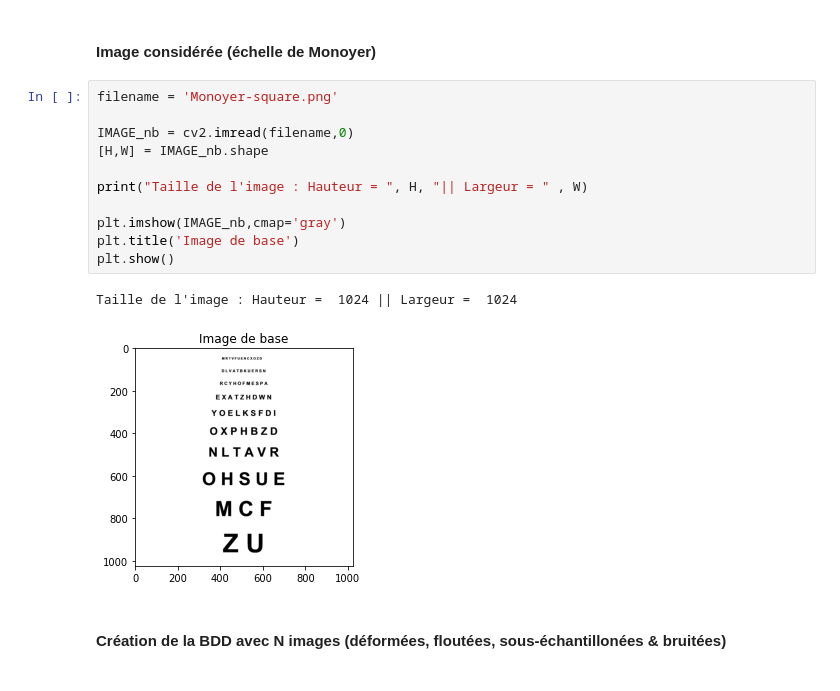
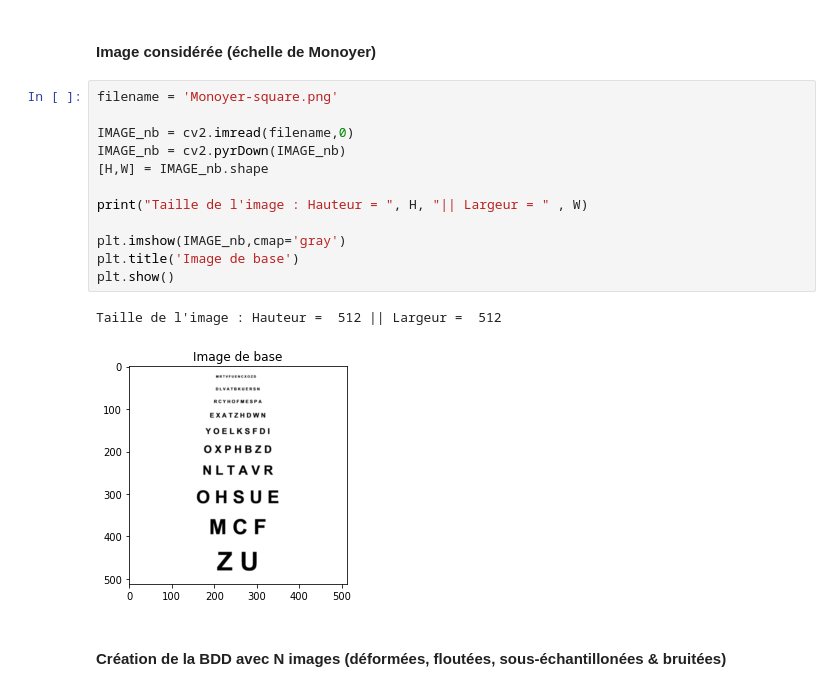
Before and after one commit to zoeducourau/Projet_fin_majeure, a Jupyter notebook: main script.ipynb, the cells around one changed output. Drawn from its saved outputs; the diff is of its cells as text.

```diff
--- a/main script.ipynb
+++ b/main script.ipynb
@@ -33,17 +34,18 @@ def interpolation(input_img, us_rate):
 # %%
 filename = 'Monoyer-square.png'
 
 IMAGE_nb = cv2.imread(filename,0)
+IMAGE_nb = cv2.pyrDown(IMAGE_nb)
 [H,W] = IMAGE_nb.shape
 
 print("Taille de l'image : Hauteur = ", H, "|| Largeur = " , W)
 
 plt.imshow(IMAGE_nb,cmap='gray')
 plt.title('Image de base')
 plt.show()
 # %% [output]
-Taille de l'image : Hauteur =  1024 || Largeur =  1024
+Taille de l'image : Hauteur =  512 || Largeur =  512
-[figure, old version]
+[figure, new version]
 # %% [markdown]
 #### Création de la BDD avec N images (déformées, floutées, sous-échantillonées & bruitées)
 # %%
```
Also changed, not shown: parts of 10 cells of this notebook.
